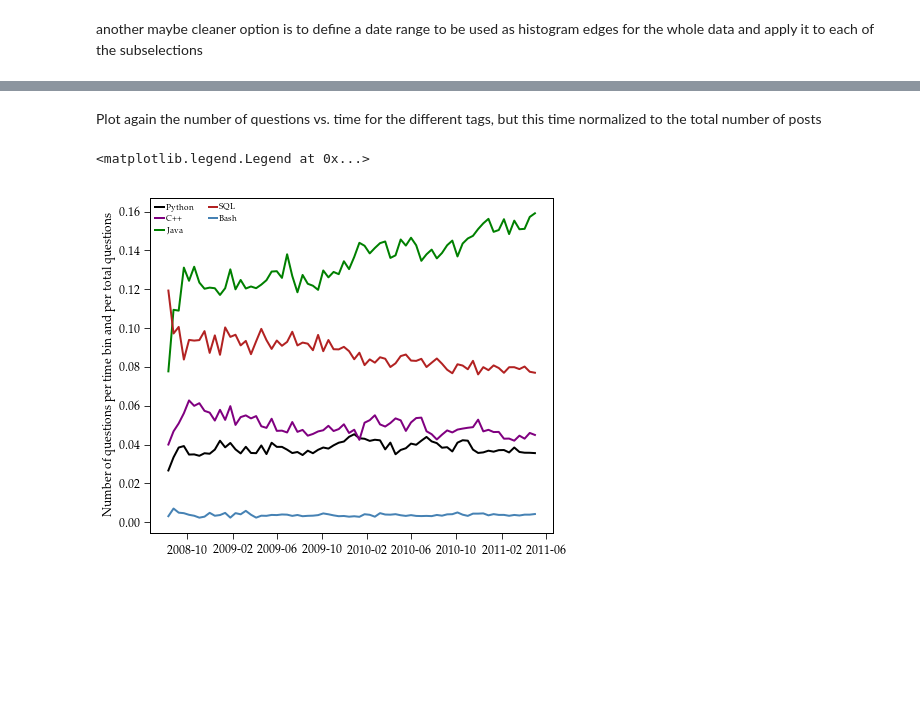
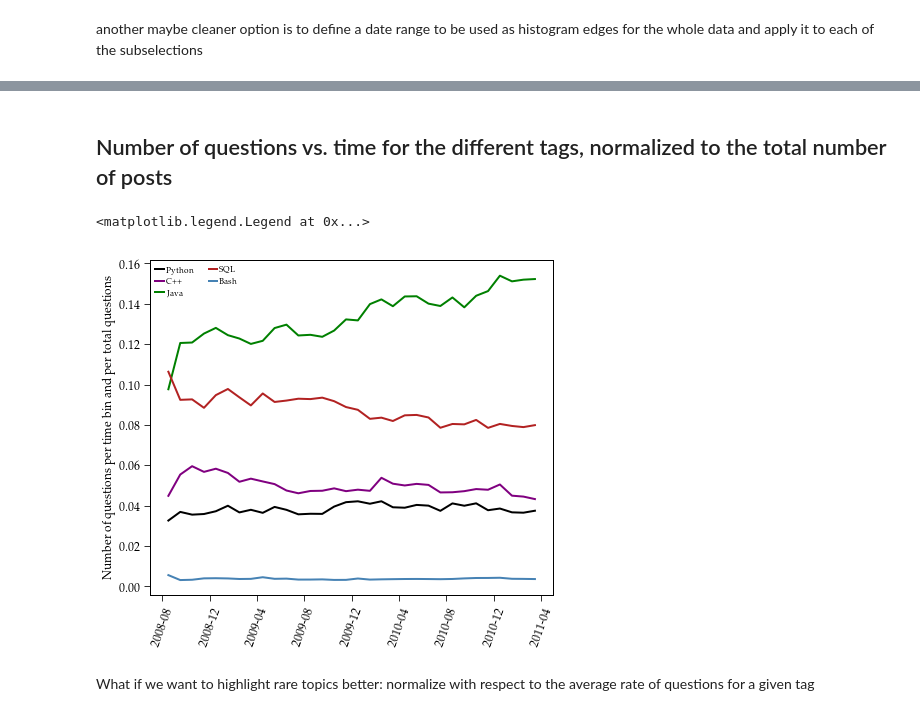
Before and after one commit to AkagiShigeru/incubator-overflow, a Jupyter notebook: stackoverflow-basic.ipynb, the cells around one changed output, grey strips where cells are left out. Saved outputs shown, nothing was run; the diff lists cells and outputs as text; code cells hidden in the pictures; blank space fills up the shorter version.

Commit message:
updates, plots, and slides.

```diff
--- a/stackoverflow-basic.ipynb
+++ b/stackoverflow-basic.ipynb
@@ -166,4 +198,5 @@ another maybe cleaner option is to define a date range to be used as histogram e
 date_edges = pd.date_range(posts.CreationDate.min(), posts.CreationDate.max(), freq="M")
 # print date_edges
 date_centers = date_edges[:-1] + (date_edges[1:] - date_edges[:-1]) / 2
-# print date_centers
+date_centers = date_centers.to_pydatetime()
+print date_edges
@@ -170,2 +222,3 @@ date_centers = date_edges[:-1] + (date_edges[1:] - date_edges[:-1]) / 2
 # %%
-allcounts = pd.cut(posts.CreationDate, bins=date_edges).value_counts()
+allcounts = pd.cut(posts.CreationDate, bins=date_edges, include_lowest=True).value_counts().values[::-1]
+print allcounts
@@ -172,18 +239,18 @@ allcounts = pd.cut(posts.CreationDate, bins=date_edges).value_counts()
 # %% [markdown]
-Plot again the number of questions vs. time for the different tags, but this time normalized to the total number of posts
+## Number of questions vs. time for the different tags, normalized to the total number of posts
 # %%
 plt.figure(figsize=(8, 6))
 plt.ylabel(r"Number of questions per time bin and per total questions")
+plt.xticks(rotation=70)
 for i, tag in enumerate(tags):
     tagposts = posts[posts.Tags.str.lower().str.contains(tag.lower())]
-    tagcounts = pd.cut(tagposts.CreationDate, bins=date_edges).value_counts()
+    tagcounts = pd.cut(tagposts.CreationDate, bins=date_edges).value_counts().values[::-1]
     plt.plot_date(date_centers, tagcounts * 1. / allcounts, ls="-", ms=0,
                   marker=g_markers[i], color=g_carr[i],
                   label="%s" % tag.replace("\\",""))
-#plt.gca().yaxis.set_major_formatter(FormatStrFormatter("%.0f"))
-# plt.semilogy(nonposy="clip")
-# plt.gca().set_xticklabels(plt.gca().get_xticklabels(), rotation=90, fontsize=12)
 plt.legend(loc="upper left", ncol=2)
 # %% [output]
 <matplotlib.legend.Legend at 0x...>
-[figure, old version]
+[figure, new version]
+# %% [markdown]
+What if we want to highlight rare topics better: normalize with respect to the average rate of questions for a given tag
```
Also changed, not shown: parts of 21 cells of this notebook, 3 other files.
